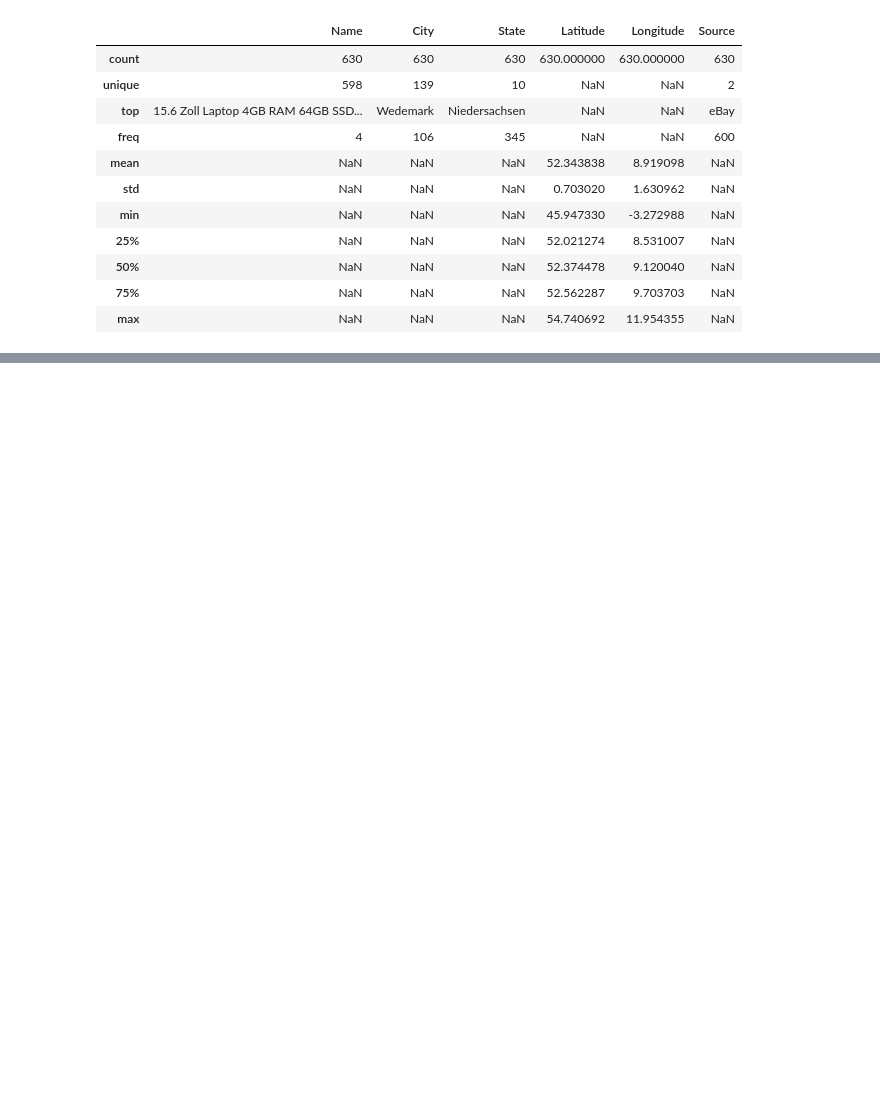
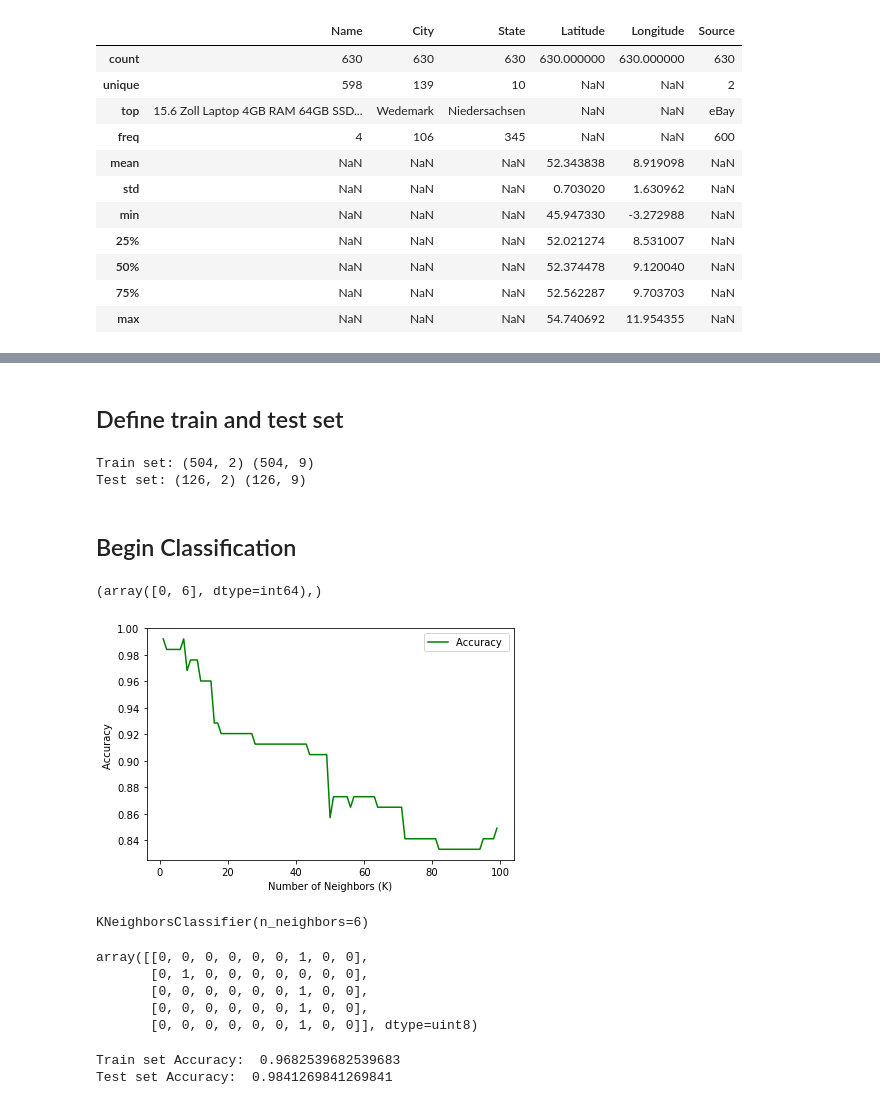
Before and after one commit to lukasweidich/Coursera_Capstone, a Jupyter notebook: Week 4-5/code.ipynb, the cells around one changed output, grey strips where cells are left out. Cells and saved outputs as stored; diff of their text form; code cells hidden in the pictures; blank space fills up the shorter version.

```diff
--- a/Week 4-5/code.ipynb
+++ b/Week 4-5/code.ipynb
@@ -330,0 +352,4 @@ minden_map
+# %%
+from sklearn import preprocessing
+X = preprocessing.StandardScaler().fit(X).transform(X.astype(float))
+X[0:5]
@@ -330,0 +362,4 @@ minden_map
+# %%
+# one hot encode state
+y = pd.get_dummies(y,prefix=['State'], columns = ['State'], drop_first=True)
+y[0:5]
@@ -330,0 +373,63 @@ minden_map
+# %% [markdown]
+## Define train and test set
+# %%
+from sklearn.model_selection import train_test_split
+X_train, X_test, y_train, y_test = train_test_split( X, y, test_size=0.2, random_state=4)
+print ('Train set:', X_train.shape,  y_train.shape)
+print ('Test set:', X_test.shape,  y_test.shape)
+# %% [output]
+Train set: (504, 2) (504, 9)
+Test set: (126, 2) (126, 9)
+# %% [markdown]
+## Begin Classification
+# %%
+# find best k
+
+Ks = 100
+mean_acc = np.zeros((Ks-1))
+
+for n in range(1,Ks):
+
+    neigh = KNeighborsClassifier(n_neighbors = n).fit(X_train,y_train)
+    yhat=neigh.predict(X_test)
+    mean_acc[n-1] = metrics.accuracy_score(y_test, yhat)
+
+best_k = np.where(mean_acc == np.max(mean_acc))
+best_k
+# %% [output]
+(array([0, 6], dtype=int64),)
+# %%
+import matplotlib.pyplot as plt
+plt.plot(range(1,Ks),mean_acc,'g')
+plt.legend(('Accuracy ', '+/- 1xstd','+/- 3xstd'))
+plt.ylabel('Accuracy ')
+plt.xlabel('Number of Neighbors (K)')
+plt.tight_layout()
+plt.show()
+# %% [output]
+[figure, added]
+# %%
+from sklearn.neighbors import KNeighborsClassifier
+from sklearn import metrics
+
+k = 6
+neigh = KNeighborsClassifier(n_neighbors = k).fit(X_train,y_train)
+neigh
+# %% [output]
+KNeighborsClassifier(n_neighbors=6)
+# %%
+yhat = neigh.predict(X_test)
+yhat[0:5]
+# %% [output]
+array([[0, 0, 0, 0, 0, 0, 1, 0, 0],
+       [0, 1, 0, 0, 0, 0, 0, 0, 0],
+       [0, 0, 0, 0, 0, 0, 1, 0, 0],
+       [0, 0, 0, 0, 0, 0, 1, 0, 0],
+       [0, 0, 0, 0, 0, 0, 1, 0, 0]], dtype=uint8)
+# %%
+from sklearn import metrics
+print("Train set Accuracy: ", metrics.accuracy_score(y_train, neigh.predict(X_train)))
+print("Test set Accuracy: ", metrics.accuracy_score(y_test, yhat))
+# %% [output]
+Train set Accuracy:  0.9682539682539683
+Test set Accuracy:  0.9841269841269841
```
Also changed, not shown: parts of 8 cells of this notebook, 19 other files.
